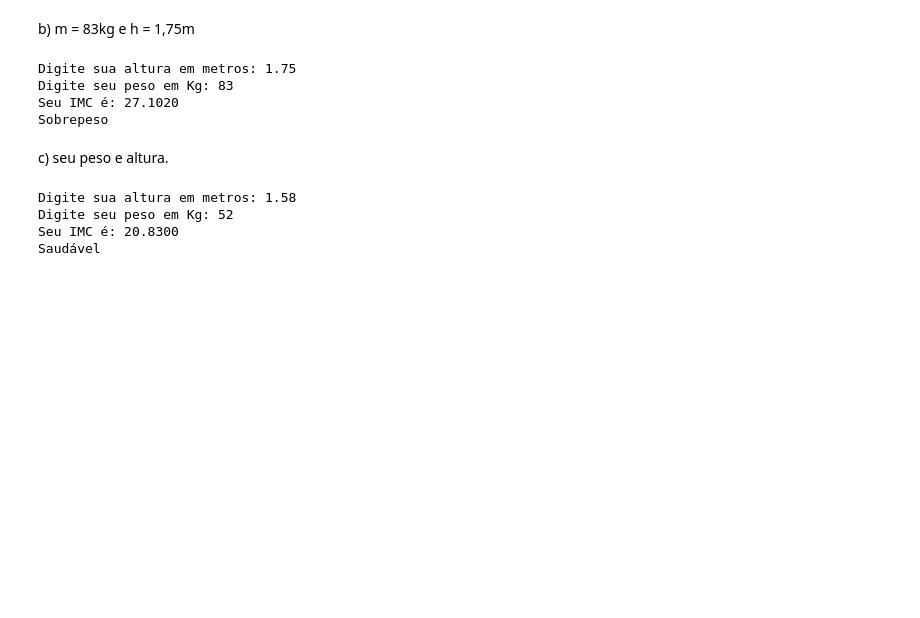
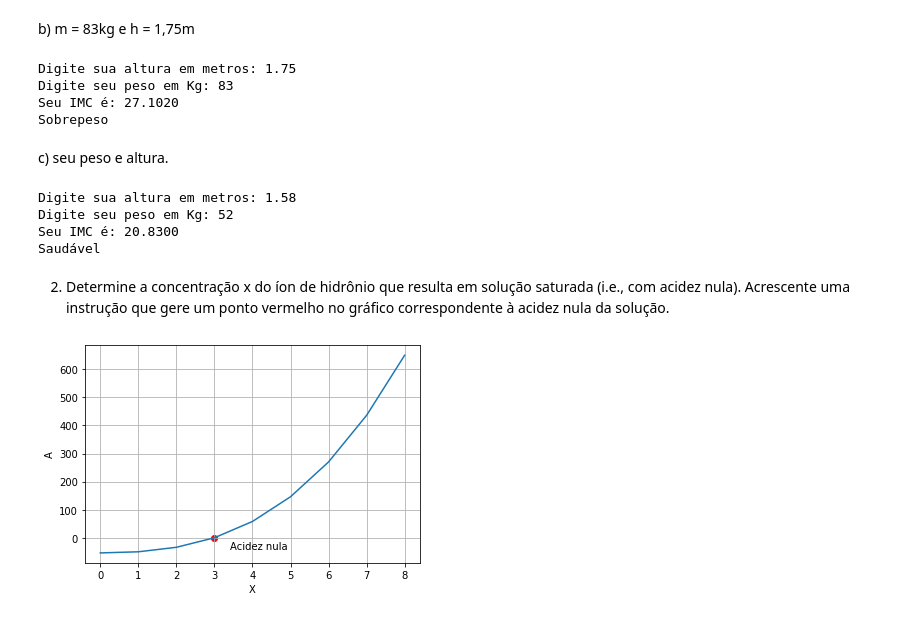
Before and after one commit to alice99vieira/BCC19AliceVieira, a Jupyter notebook: Tarefa8AliceVieira_.ipynb, the cells around one changed output. Cells and saved outputs as stored; diff of their text form; code cells hidden in the pictures; blank space fills up the shorter version.

```diff
--- a/Tarefa8AliceVieira_.ipynb
+++ b/Tarefa8AliceVieira_.ipynb
@@ -109,3 +111,22 @@ Digite sua altura em metros: 1.58
 Digite seu peso em Kg: 52
 Seu IMC é: 20.8300
 Saudável
+# %% [markdown]
+2) Determine a concentração x do íon de hidrônio que resulta em solução saturada (i.e., com acidez nula). Acrescente uma instrução que gere um ponto vermelho no gráfico correspondente à acidez nula da solução.
+# %%
+import numpy as np
+import matplotlib.pyplot as plt
+
+X = np.arange(0, 9, 1)
+A = X**3 + 3*X**2 - 54
+
+plt.figure()
+plt.scatter(3,0, color = 'red')
+plt.plot(X, A)
+plt .annotate( 'Acidez nula' ,( 3.4, -40))
+plt.xlabel('X')
+plt.ylabel('A')
+plt.grid()
+plt.show()
+# %% [output]
+[figure, added]
```
Also changed, not shown: parts of 6 cells of this notebook.
